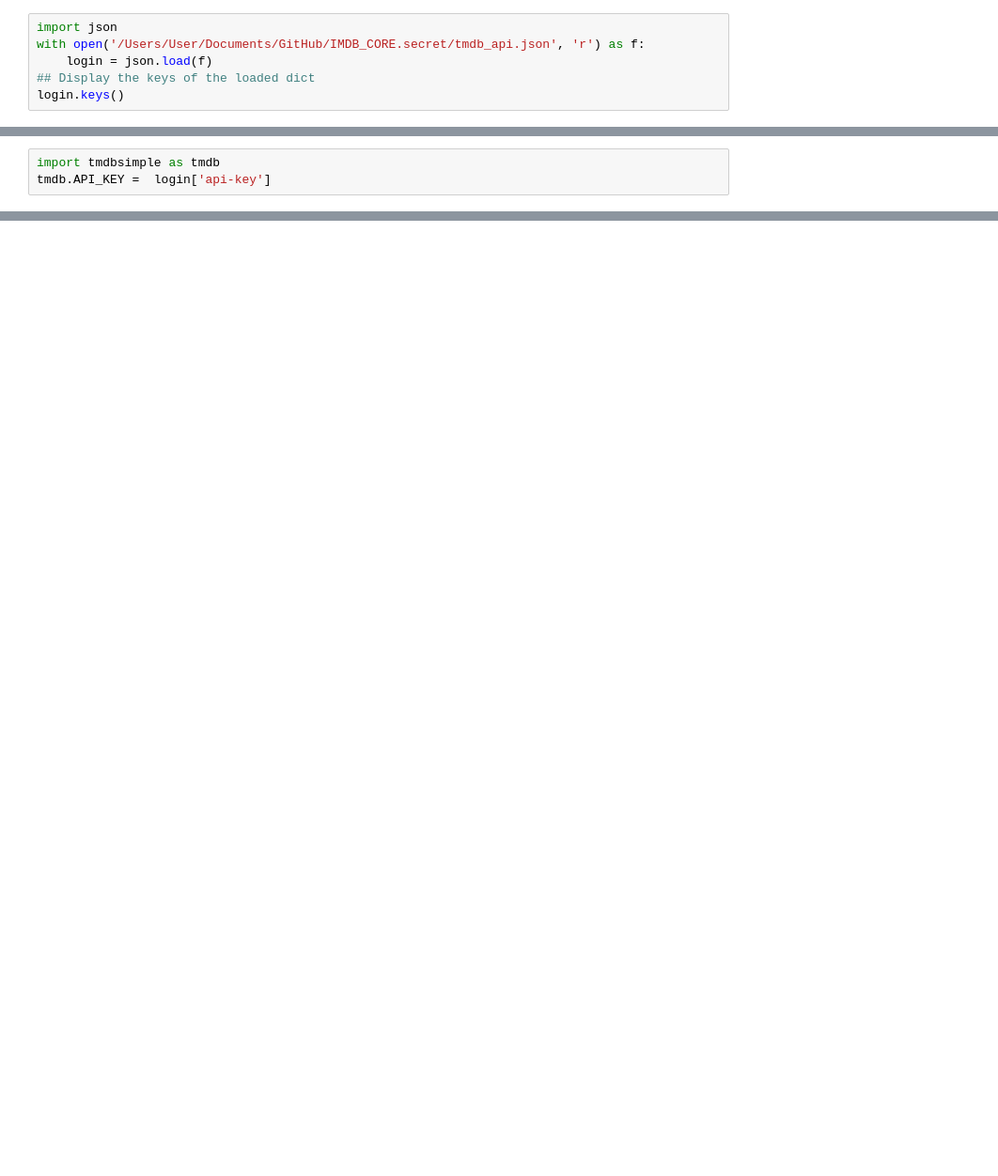
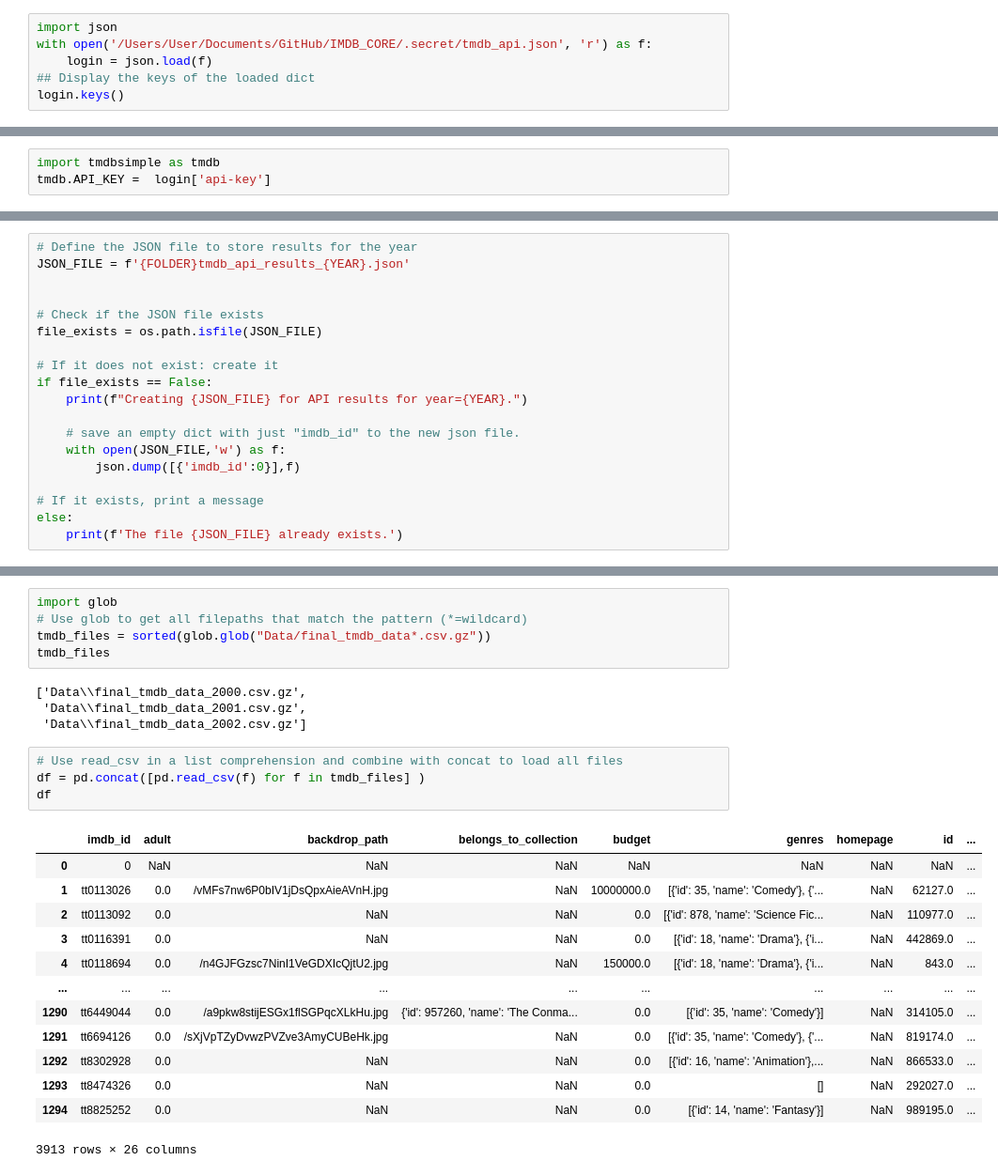
Before and after one commit to Mrammoss/IMDB_CORE, a Jupyter notebook: imdb_c.ipynb, the cells around one changed output, grey strips where cells are left out. Shown at 94% size. Cells and saved outputs as stored; diff of their text form; blank space fills up the shorter version.

```diff
--- a/imdb_c.ipynb
+++ b/imdb_c.ipynb
@@ -86,6 +166,6 @@ os.listdir(FOLDER)
 # %%
 import json
-with open('/Users/User/Documents/GitHub/IMDB_CORE.secret/tmdb_api.json', 'r') as f:
+with open('/Users/User/Documents/GitHub/IMDB_CORE/.secret/tmdb_api.json', 'r') as f:
     login = json.load(f)
 ## Display the keys of the loaded dict
 login.keys()
@@ -94,0 +239,19 @@ tmdb.API_KEY =  login['api-key']
+# %%
+# Define the JSON file to store results for the year
+JSON_FILE = f'{FOLDER}tmdb_api_results_{YEAR}.json'
+
+
+# Check if the JSON file exists
+file_exists = os.path.isfile(JSON_FILE)
+
+# If it does not exist: create it
+if file_exists == False:
+    print(f"Creating {JSON_FILE} for API results for year={YEAR}.")
+
+    # save an empty dict with just "imdb_id" to the new json file.
+    with open(JSON_FILE,'w') as f:
+        json.dump([{'imdb_id':0}],f)
+
+# If it exists, print a message
+else:
+    print(f'The file {JSON_FILE} already exists.')
@@ -94,0 +308,27 @@ tmdb.API_KEY =  login['api-key']
+# %%
+import glob
+# Use glob to get all filepaths that match the pattern (*=wildcard)
+tmdb_files = sorted(glob.glob("Data/final_tmdb_data*.csv.gz"))
+tmdb_files
+# %% [output]
+['Data\\final_tmdb_data_2000.csv.gz',
+ 'Data\\final_tmdb_data_2001.csv.gz',
+ 'Data\\final_tmdb_data_2002.csv.gz']
+# %%
+# Use read_csv in a list comprehension and combine with concat to load all files
+df = pd.concat([pd.read_csv(f) for f in tmdb_files] )
+df
+# %% [output]
+|  | imdb_id | adult | backdrop_path | belongs_to_collection | budget | genres | homepage | id | ... |
+| 0 | 0 | NaN | NaN | NaN | NaN | NaN | NaN | NaN | ... |
+| 1 | tt0113026 | 0.0 | /vMFs7nw6P0bIV1jDsQpxAieAVnH.jpg | NaN | 10000000.0 | [{'id': 35, 'name': 'Comedy'}, {'... | NaN | 62127.0 | ... |
+| 2 | tt0113092 | 0.0 | NaN | NaN | 0.0 | [{'id': 878, 'name': 'Science Fic... | NaN | 110977.0 | ... |
+| 3 | tt0116391 | 0.0 | NaN | NaN | 0.0 | [{'id': 18, 'name': 'Drama'}, {'i... | NaN | 442869.0 | ... |
+| 4 | tt0118694 | 0.0 | /n4GJFGzsc7NinI1VeGDXIcQjtU2.jpg | NaN | 150000.0 | [{'id': 18, 'name': 'Drama'}, {'i... | NaN | 843.0 | ... |
+| ... | ... | ... | ... | ... | ... | ... | ... | ... | ... |
+| 1290 | tt6449044 | 0.0 | /a9pkw8stijESGx1flSGPqcXLkHu.jpg | {'id': 957260, 'name': 'The Conma... | 0.0 | [{'id': 35, 'name': 'Comedy'}] | NaN | 314105.0 | ... |
+| 1291 | tt6694126 | 0.0 | /sXjVpTZyDvwzPVZve3AmyCUBeHk.jpg | NaN | 0.0 | [{'id': 35, 'name': 'Comedy'}, {'... | NaN | 819174.0 | ... |
+| 1292 | tt8302928 | 0.0 | NaN | NaN | 0.0 | [{'id': 16, 'name': 'Animation'},... | NaN | 866533.0 | ... |
+| 1293 | tt8474326 | 0.0 | NaN | NaN | 0.0 | [] | NaN | 292027.0 | ... |
+| 1294 | tt8825252 | 0.0 | NaN | NaN | 0.0 | [{'id': 14, 'name': 'Fantasy'}] | NaN | 989195.0 | ... |
+3913 rows × 26 columns
```
Also changed, not shown: parts of 24 cells of this notebook, 12 other files.
